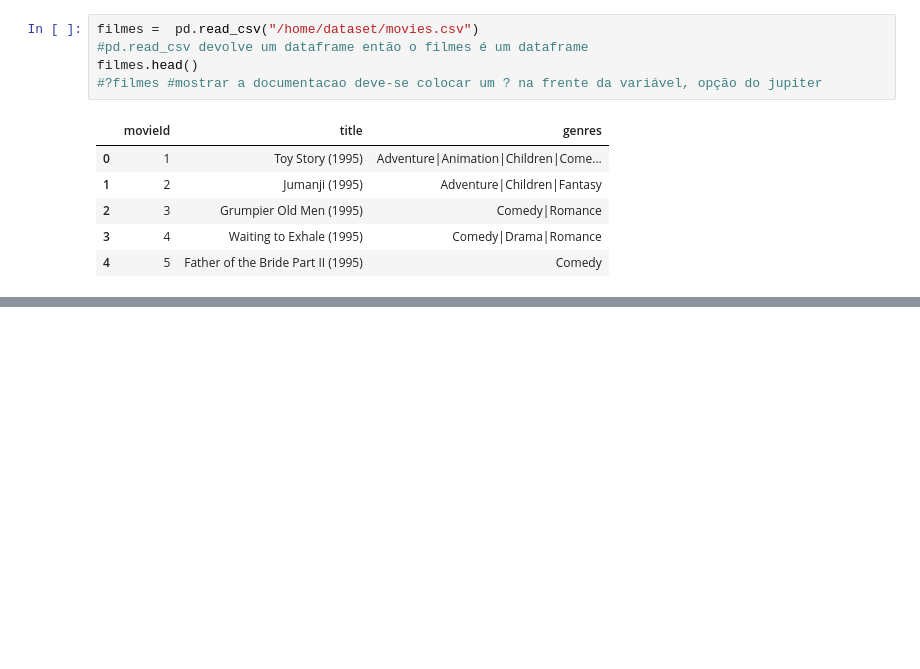
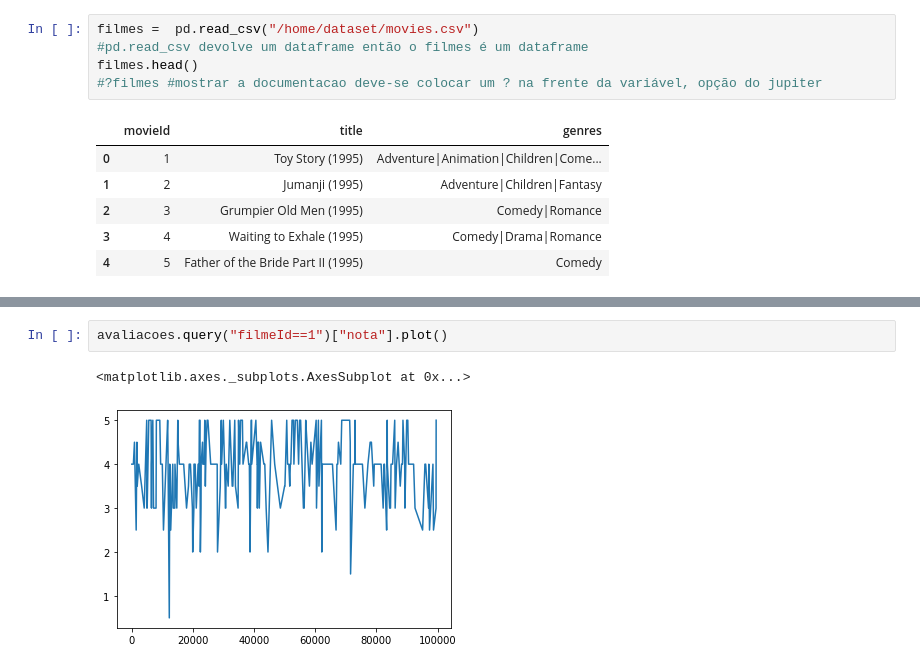
Before and after one commit to dnlrodrigues/analise_dados_python, a Jupyter notebook: QuarentenasDados_Filme.ipynb, the cells around one changed output, grey strips where cells are left out. Saved outputs shown, nothing was run; the diff lists cells and outputs as text; blank space fills up the shorter version.

```diff
--- a/QuarentenasDados_Filme.ipynb
+++ b/QuarentenasDados_Filme.ipynb
@@ -46,0 +322,5 @@ filmes.head()
+# %%
+avaliacoes.query("filmeId==1")["nota"].plot()
+# %% [output]
+<matplotlib.axes._subplots.AxesSubplot at 0x...>
+[figure, added]
```
Also changed, not shown: parts of 33 cells of this notebook.
